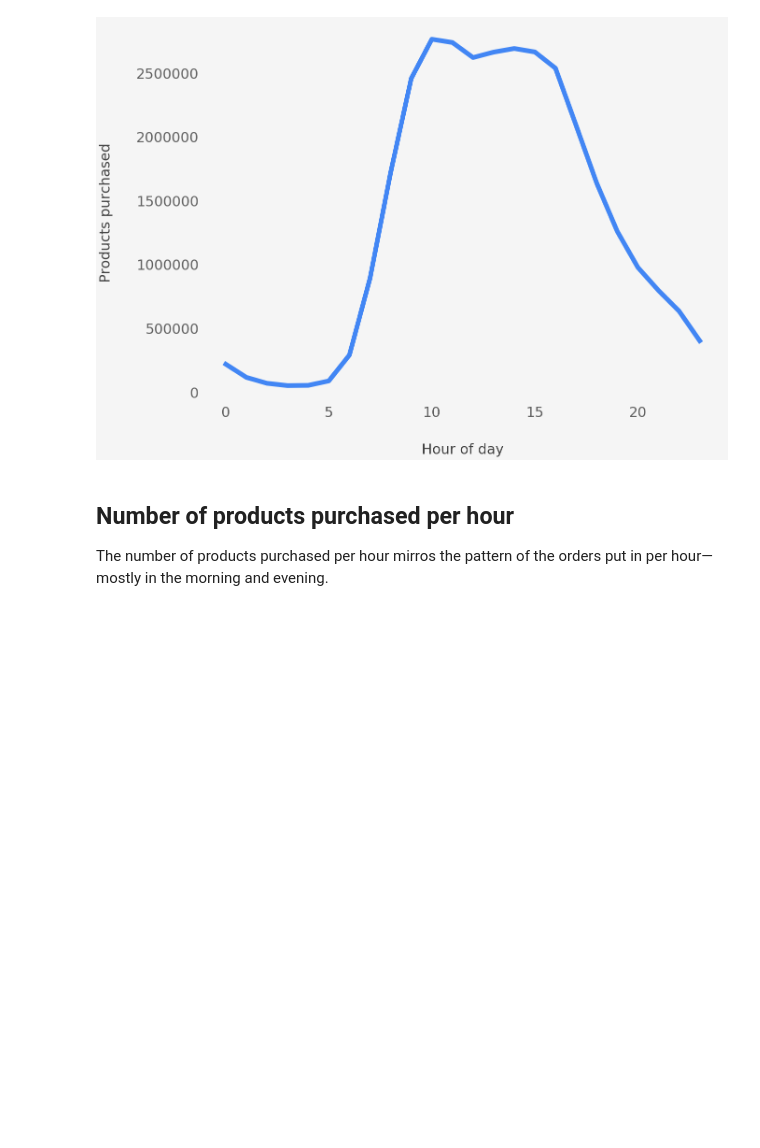
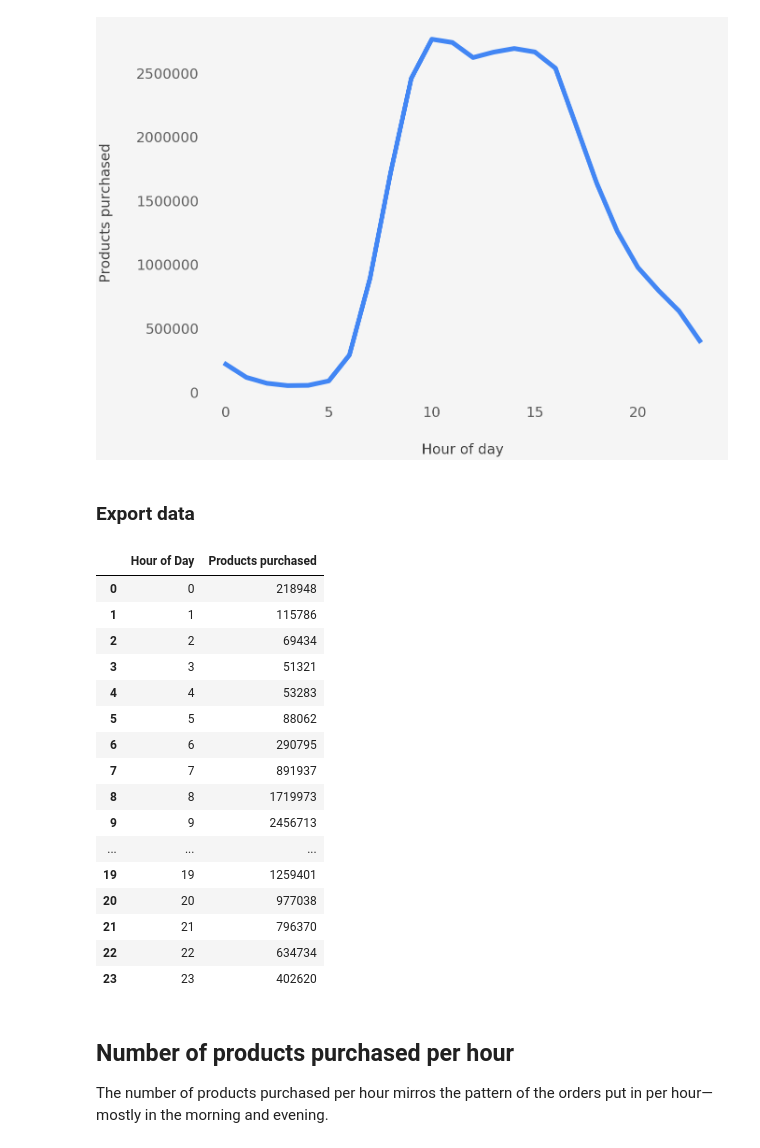
Before and after one commit to paw-lu/Instacart-data, a Jupyter notebook: Exploratory/Hour_of_day_analysis-v2.ipynb, the cells around one changed output. Cells and saved outputs as stored; diff of their text form; code cells hidden in the pictures; blank space fills up the shorter version.

Commit message:
Added exports to all of time of day and aisle analysis

```diff
--- a/Exploratory/Hour_of_day_analysis-v2.ipynb
+++ b/Exploratory/Hour_of_day_analysis-v2.ipynb
@@ -177,0 +176,26 @@ N˜
+# %% [markdown]
+### Export data
+# %%
+products_per_hour_dict = {"Hour of Day": hours_of_day, "Products purchased": products_per_hour}
+# %%
+products_per_hour_df = pd.DataFrame(data=products_per_hour_dict)
+# %%
+products_per_hour_df
+# %% [output]
+|  | Hour of Day | Products purchased |
+| 0 | 0 | 218948 |
+| 1 | 1 | 115786 |
+| 2 | 2 | 69434 |
+| 3 | 3 | 51321 |
+| 4 | 4 | 53283 |
+| 5 | 5 | 88062 |
+| 6 | 6 | 290795 |
+| 7 | 7 | 891937 |
+| 8 | 8 | 1719973 |
+| 9 | 9 | 2456713 |
+| ... | ... | ... |
+| 19 | 19 | 1259401 |
+| 20 | 20 | 977038 |
+| 21 | 21 | 796370 |
+| 22 | 22 | 634734 |
+| 23 | 23 | 402620 |
```
Also changed, not shown: parts of 3 cells of this notebook, 1 other file.
